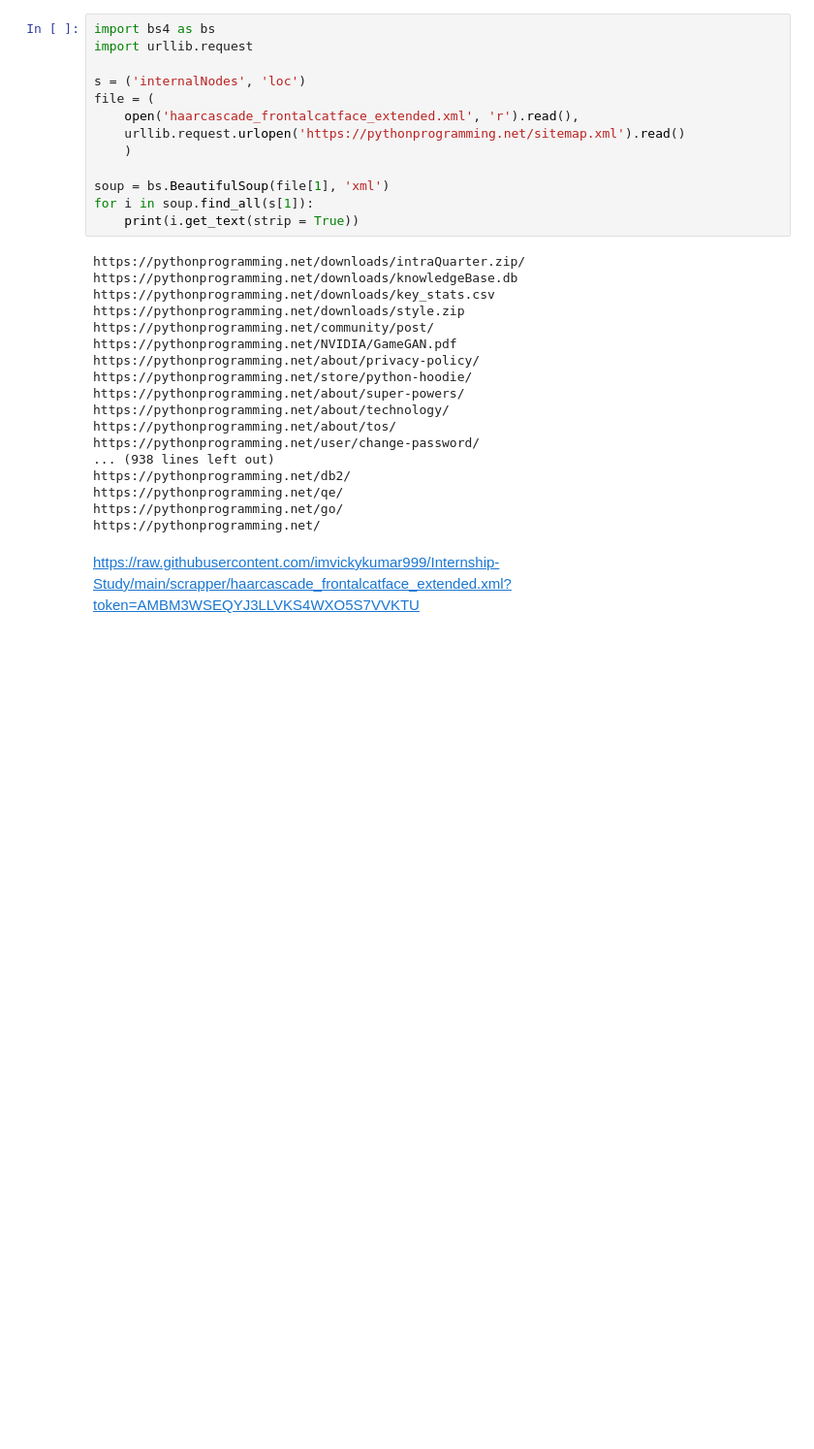
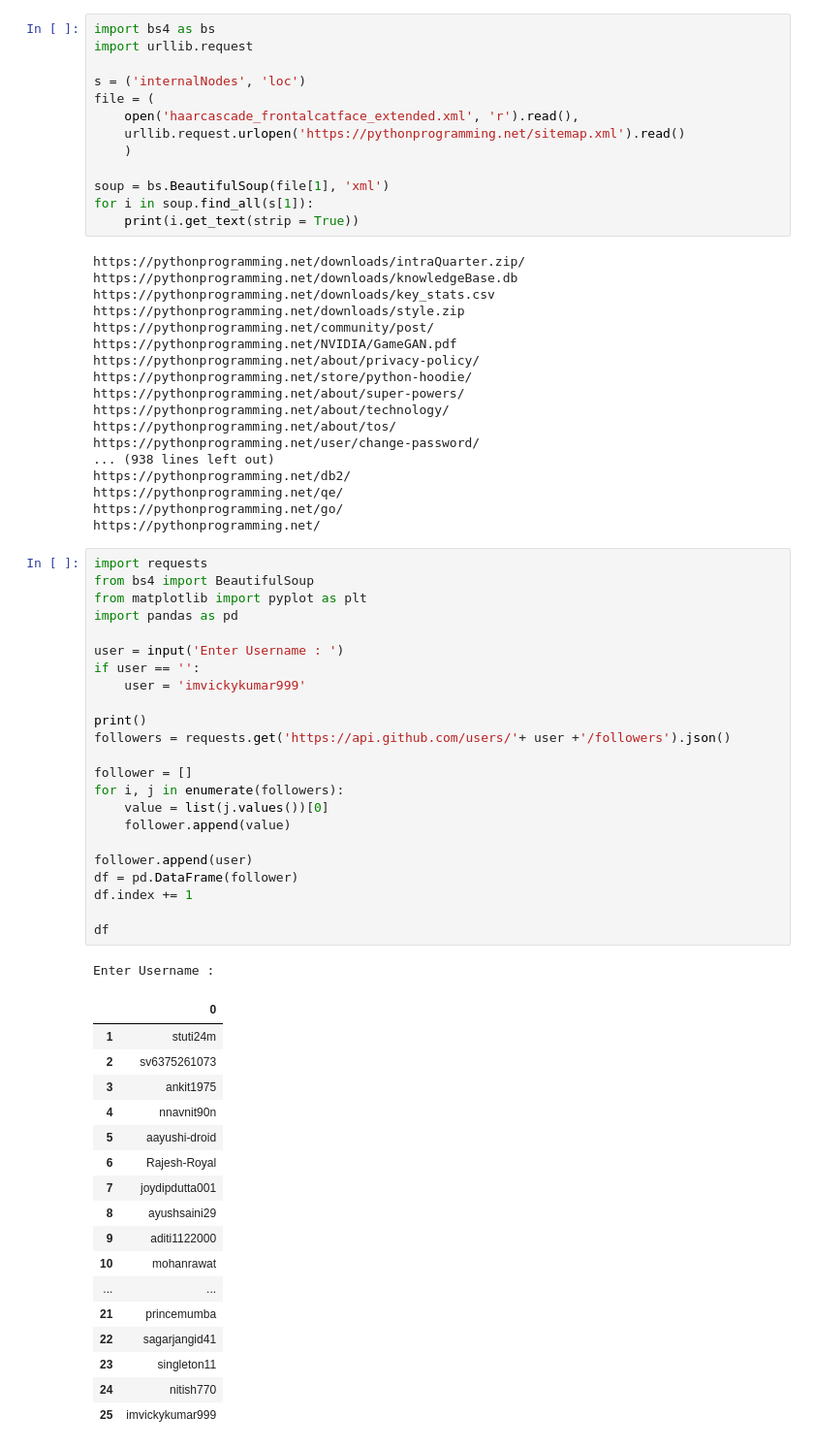
Before and after one commit to imvickykumar999/Portfolio-with-Flask, a Jupyter notebook: web tracker.ipynb, the cells around one changed output. Shown at 97% size. Cells and saved outputs as stored; diff of their text form; blank space fills up the shorter version.

```diff
--- a/web tracker.ipynb
+++ b/web tracker.ipynb
@@ -213,5 +213,45 @@ https://pythonprogramming.net/db2/
 https://pythonprogramming.net/qe/
 https://pythonprogramming.net/go/
 https://pythonprogramming.net/
-# %% [markdown]
-https://raw.githubusercontent.com/imvickykumar999/Internship-Study/main/scrapper/haarcascade_frontalcatface_extended.xml?token=AMBM3WSEQYJ3LLVKS4WXO5S7VVKTU
+# %%
+import requests
+from bs4 import BeautifulSoup
+from matplotlib import pyplot as plt
+import pandas as pd
+
+user = input('Enter Username : ')
+if user == '':
+    user = 'imvickykumar999'
+
+print()
+followers = requests.get('https://api.github.com/users/'+ user +'/followers').json()
+
+follower = []
+for i, j in enumerate(followers):
+    value = list(j.values())[0]
+    follower.append(value)
+
+follower.append(user)
+df = pd.DataFrame(follower)
+df.index += 1
+
+df
+# %% [output]
+Enter Username :
+|  | 0 |
+| 1 | stuti24m |
+| 2 | sv6375261073 |
+| 3 | ankit1975 |
+| 4 | nnavnit90n |
+| 5 | aayushi-droid |
+| 6 | Rajesh-Royal |
+| 7 | joydipdutta001 |
+| 8 | ayushsaini29 |
+| 9 | aditi1122000 |
+| 10 | mohanrawat |
+| ... | ... |
+| 21 | princemumba |
+| 22 | sagarjangid41 |
+| 23 | singleton11 |
+| 24 | nitish770 |
+| 25 | imvickykumar999 |
```
Also changed, not shown: parts of 5 cells of this notebook.
